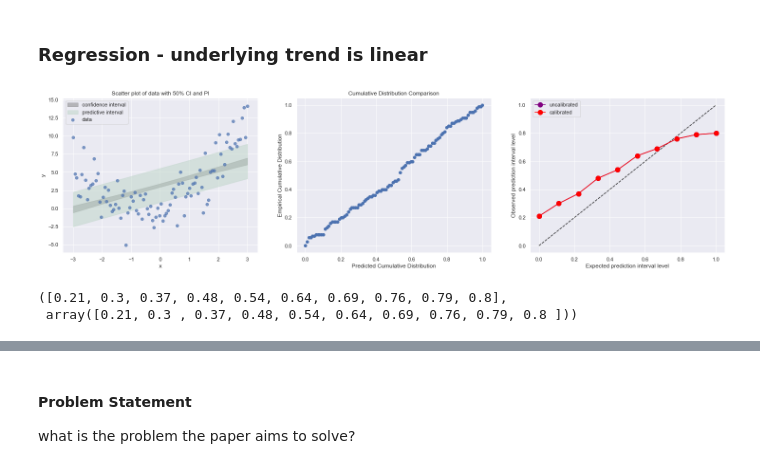
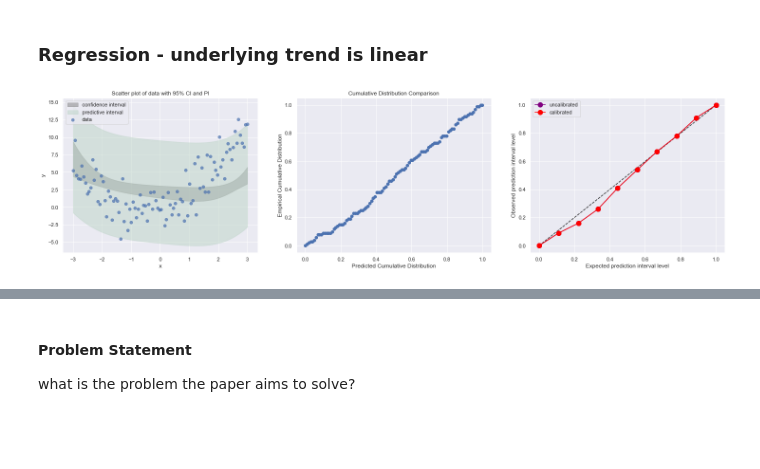
Before and after one commit to AnthonyRentsch/calibrated_regression, a Jupyter notebook: AM207 Final Project.ipynb, the cells around one changed output, grey strips where cells are left out. Saved outputs shown, nothing was run; the diff lists cells and outputs as text; code cells hidden in the pictures; blank space fills up the shorter version.

```diff
--- a/AM207 Final Project.ipynb
+++ b/AM207 Final Project.ipynb
@@ -28,13 +29,13 @@ indices = np.argsort(X.flatten())
 X = X[indices]
 y = y[indices]
 # prepare for statsmodels
-X_sm = sm.add_constant(X)
+X_sm = sm.add_constant(-X**2 - X**4 + 10*X)
 # %%
 fig, ax = plt.subplots(1, 3, figsize=(25,6))
 
 # Figure 1
 model = sm.OLS(y, X_sm).fit()
-alpha = 0.5
+alpha = .95
 fit = model.get_prediction().summary_frame(alpha=(1-alpha))
 ax[0].fill_between(X.flatten(), fit['mean_ci_lower'], fit['mean_ci_upper'],
                 color='grey', alpha=0.5, label='confidence interval');
@@ -45,40 +46,33 @@ ax[0].legend()
 ax[0].set_xlabel('x')
 ax[0].set_ylabel('y')
 ax[0].set_title(f'Scatter plot of data with {int(alpha*100)}% CI and PI')
 
 # Figure 2
 alphas = np.linspace(0,1,100)
 counts = []
 for i, alpha in enumerate(alphas):
     fit = model.get_prediction().summary_frame(alpha=(1-alpha))
     count = fit[(fit['obs_ci_lower'] < y) & (fit['obs_ci_upper'] > y)].shape[0]
     counts.append(count/n)
 ax[1].plot(alphas, counts, 'o')
 ax[1].set_xlabel('Predicted Cumulative Distribution')
 ax[1].set_ylabel('Empirical Cumulative Distribution')
 ax[1].set_title('Cumulative Distribution Comparison')
 
 # Figure 3
 alphas = np.linspace(0,1,10)
 uncalibrated_props = []
 for i, alpha in enumerate(alphas):
     fit = model.get_prediction().summary_frame(alpha=(1-alpha))
-    prop = (y <= np.percentile(fit['mean'], q=alpha*100)).sum()/len(y)
-    uncalibrated_props.append(prop)
-#     count = fit[(fit['obs_ci_lower'] < y) & (fit['obs_ci_upper'] > y)].shape[0]
-#     uncalibrated_props.append(count/n)
+    count = fit[(fit['obs_ci_lower'] < y) & (fit['obs_ci_upper'] > y)].shape[0]
+    uncalibrated_props.append(count/n)
 ir = IsotonicRegression()
 calibrated_props = ir.fit_transform(alphas, uncalibrated_props)
 ax[2].plot([(0,0), (1,1)], color='black', linestyle='dashed', alpha=0.5)
 ax[2].plot(alphas, uncalibrated_props, marker='o', markersize=10, linestyle='solid', color='purple', label='uncalibrated')
 ax[2].plot(alphas, calibrated_props, marker='o', markersize=10, linestyle='solid', color='red', label='calibrated')
 ax[2].legend()
 ax[2].set_xlabel('Expected prediction interval level')
 ax[2].set_ylabel('Observed prediction interval level');
 # %% [output]
-[figure, old version]
+[figure, new version]
-# %%
-uncalibrated_props, calibrated_props
-# %% [output]
-([0.21, 0.3, 0.37, 0.48, 0.54, 0.64, 0.69, 0.76, 0.79, 0.8],
- array([0.21, 0.3 , 0.37, 0.48, 0.54, 0.64, 0.69, 0.76, 0.79, 0.8 ]))
```
Also changed, not shown: parts of 5 cells of this notebook.
